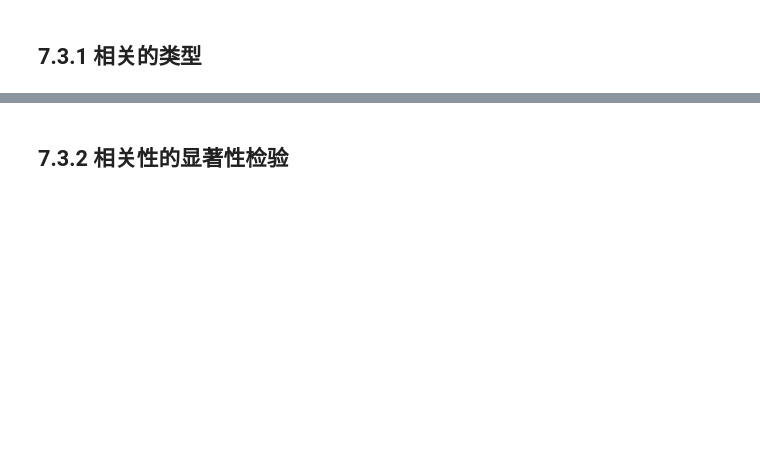
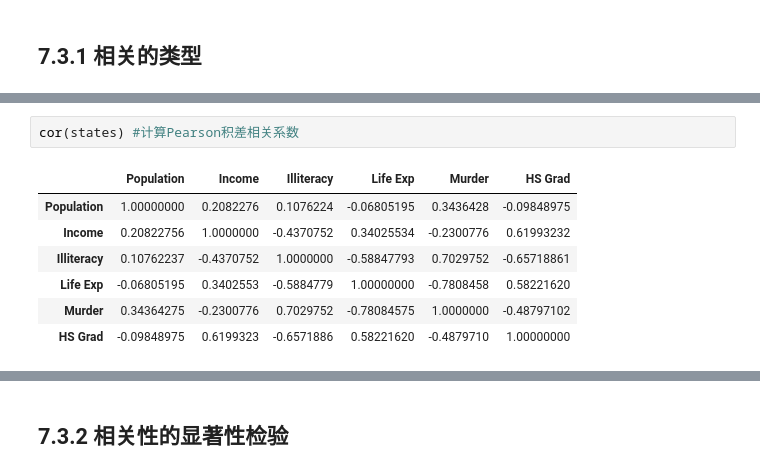
Before and after one commit to xiaowei3223/R-learning, a Jupyter notebook: 7 基本统计分析.ipynb, the cells around one changed output, grey strips where cells are left out. Cells and saved outputs as stored; diff of their text form; blank space fills up the shorter version.

```diff
--- a/7 基本统计分析.ipynb
+++ b/7 基本统计分析.ipynb
@@ -314,0 +757,10 @@ Loading required package: grid
+# %%
+cor(states) #计算Pearson积差相关系数
+# %% [output]
+|  | Population | Income | Illiteracy | Life Exp | Murder | HS Grad |
+| Population | 1.00000000 | 0.2082276 | 0.1076224 | -0.06805195 | 0.3436428 | -0.09848975 |
+| Income | 0.20822756 | 1.0000000 | -0.4370752 | 0.34025534 | -0.2300776 | 0.61993232 |
+| Illiteracy | 0.10762237 | -0.4370752 | 1.0000000 | -0.58847793 | 0.7029752 | -0.65718861 |
+| Life Exp | -0.06805195 | 0.3402553 | -0.5884779 | 1.00000000 | -0.7808458 | 0.58221620 |
+| Murder | 0.34364275 | -0.2300776 | 0.7029752 | -0.78084575 | 1.0000000 | -0.48797102 |
+| HS Grad | -0.09848975 | 0.6199323 | -0.6571886 | 0.58221620 | -0.4879710 | 1.00000000 |
```
Also changed, not shown: parts of 76 cells of this notebook, 2 other files.
